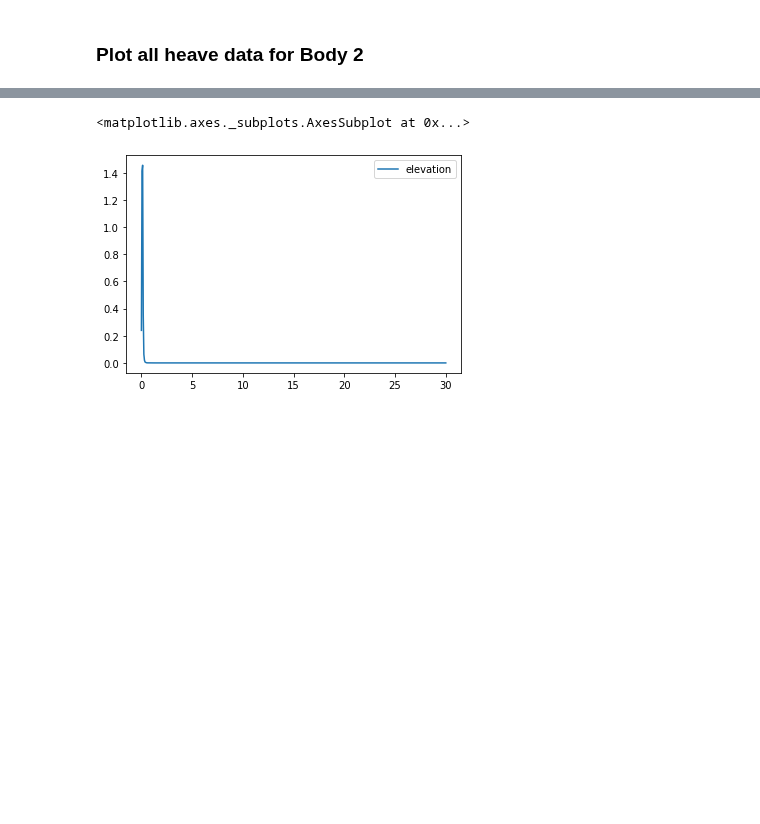
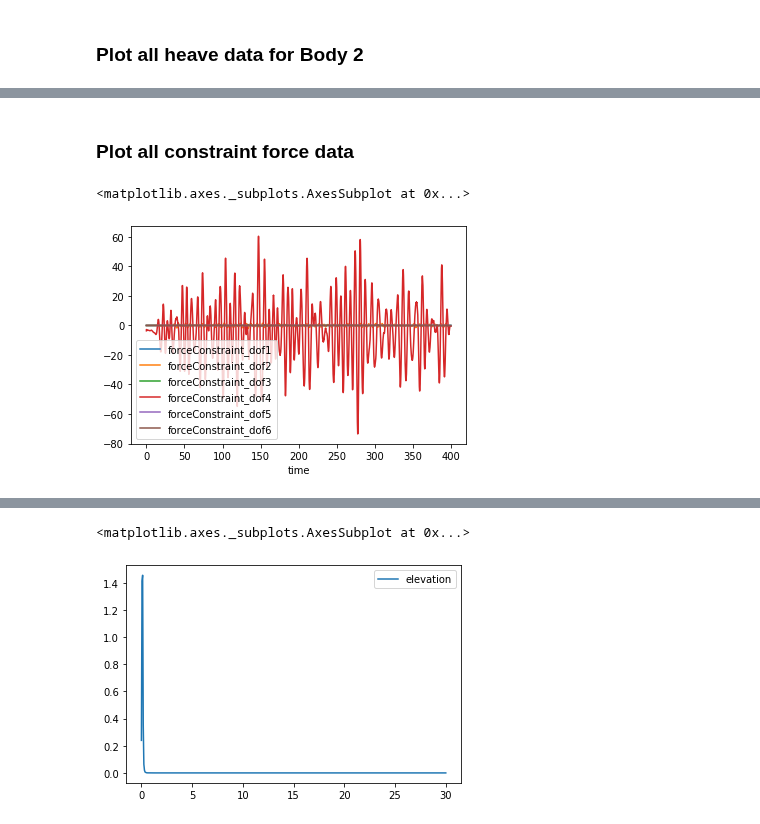
Before and after one commit to MHKiT-Software/MHKiT-Python, a Jupyter notebook: examples/wecsim_example.ipynb, the cells around one changed output, grey strips where cells are left out. Drawn from its saved outputs; the diff is of its cells as text; code cells hidden in the pictures; blank space fills up the shorter version.

```diff
--- a/examples/wecsim_example.ipynb
+++ b/examples/wecsim_example.ipynb
@@ -162,0 +203,11 @@ Output from WEC-Sim's PTO Class includes relevant information about each pto, in
+# %% [markdown]
+### Plot all constraint force data
+# %%
+# Filter through the Constraint data columns that start with 'forceConstraint'
+filter_col = [col for col in constraints if col.startswith('forceConstraint')]
+
+# Plot filtered 'forceConstraint' data for the Constraint
+constraints[filter_col].plot()
+# %% [output]
+<matplotlib.axes._subplots.AxesSubplot at 0x...>
+[figure, added]
```
Also changed, not shown: parts of 38 cells of this notebook, 1 other file.
